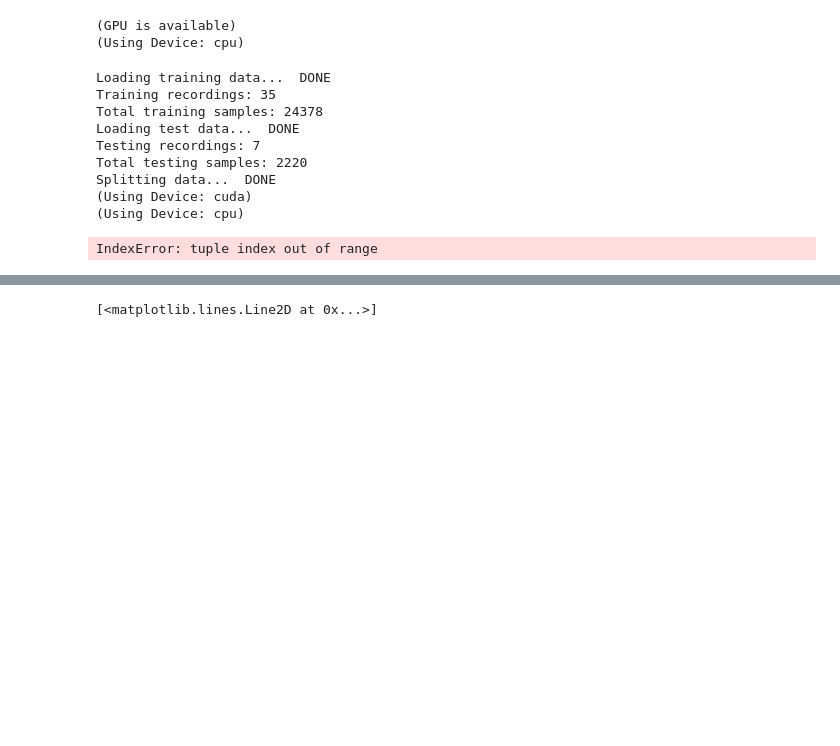
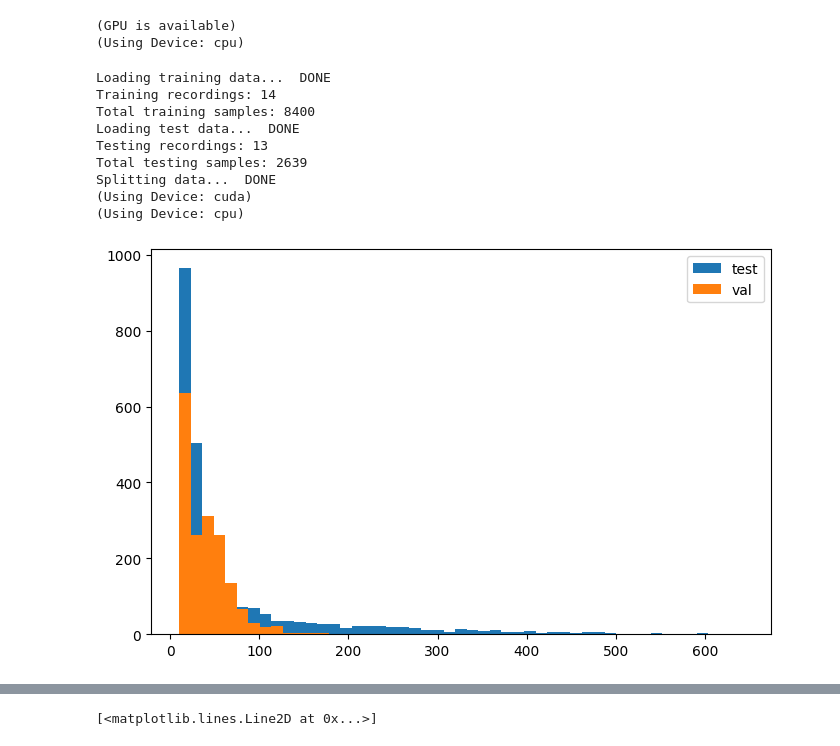
Before and after one commit to UniversityProjectsAtUnisa/epilepsy-prediction_thesis, a Jupyter notebook: scripts/torch/threshold_analysis.ipynb, the cells around one changed output, grey strips where cells are left out. Cells and saved outputs as stored; diff of their text form; code cells hidden in the pictures; blank space fills up the shorter version.

```diff
--- a/scripts/torch/threshold_analysis.ipynb
+++ b/scripts/torch/threshold_analysis.ipynb
@@ -14,9 +14,9 @@ from test import evaluate
 dirpath = config.SAVED_MODEL_PATH
 dirpath.mkdir(exist_ok=True, parents=True)
 # %%
-patient = "chb01"
+patient = "chb15"
 patient_dirpath = dirpath/patient
-X_normal, X_test = load_data(config.H5_FILEPATH, patient, preprocess=not config.USE_CONVOLUTION)
+X_normal, X_test = load_numpy_dataset(config.H5_FILEPATH, patient, preprocess=not config.USE_CONVOLUTION, n_subwindows=config.N_SUBWINDOWS)
 if not X_normal:
     raise ValueError("No training data found")
 if not X_test:
@@ -33,15 +33,14 @@ with device_context:
     test_losses = tuple(model.model.calculate_losses(x).cpu().numpy() for x in X_test)  # type: ignore
 # %% [output]
 Loading training data...  DONE
-Training recordings: 35
-Total training samples: 24378
+Training recordings: 14
+Total training samples: 8400
 Loading test data...  DONE
-Testing recordings: 7
-Total testing samples: 2220
+Testing recordings: 13
+Total testing samples: 2639
 Splitting data...  DONE
 (Using Device: cuda)
 (Using Device: cpu)
-IndexError: tuple index out of range
 # %%
 sep = config.PREICTAL_SECONDS//(config.WINDOW_SIZE_SECONDS - config.WINDOW_OVERLAP_SECONDS)
 test_normal_losses = []
@@ -53,5 +52,15 @@ for test_loss in test_losses:
 
 test_normal_losses = np.concatenate(test_normal_losses)
 test_preictal_losses = np.concatenate(test_preictal_losses)
+test_flat_losses = np.concatenate(test_losses)
+# %%
+bins = np.linspace(10, max(np.percentile(test_flat_losses, 99.5), np.percentile(val_losses, 99.5)), 50, True)
+fig, ax = plt.subplots(figsize=(8, 5))
+# _ = ax.hist(test_normal_losses, bins=bins, label="interictal")
+_ = ax.hist(test_flat_losses, bins=bins, label="test")
+_ = ax.hist(val_losses, bins=bins, label="val")
+_ = ax.legend()
+# %% [output]
+[figure, added]
 # %%
 fig, axs = plt.subplots(3, 1, figsize=(8, 15))
```
Also changed, not shown: parts of 3 cells of this notebook, 6 other files.
